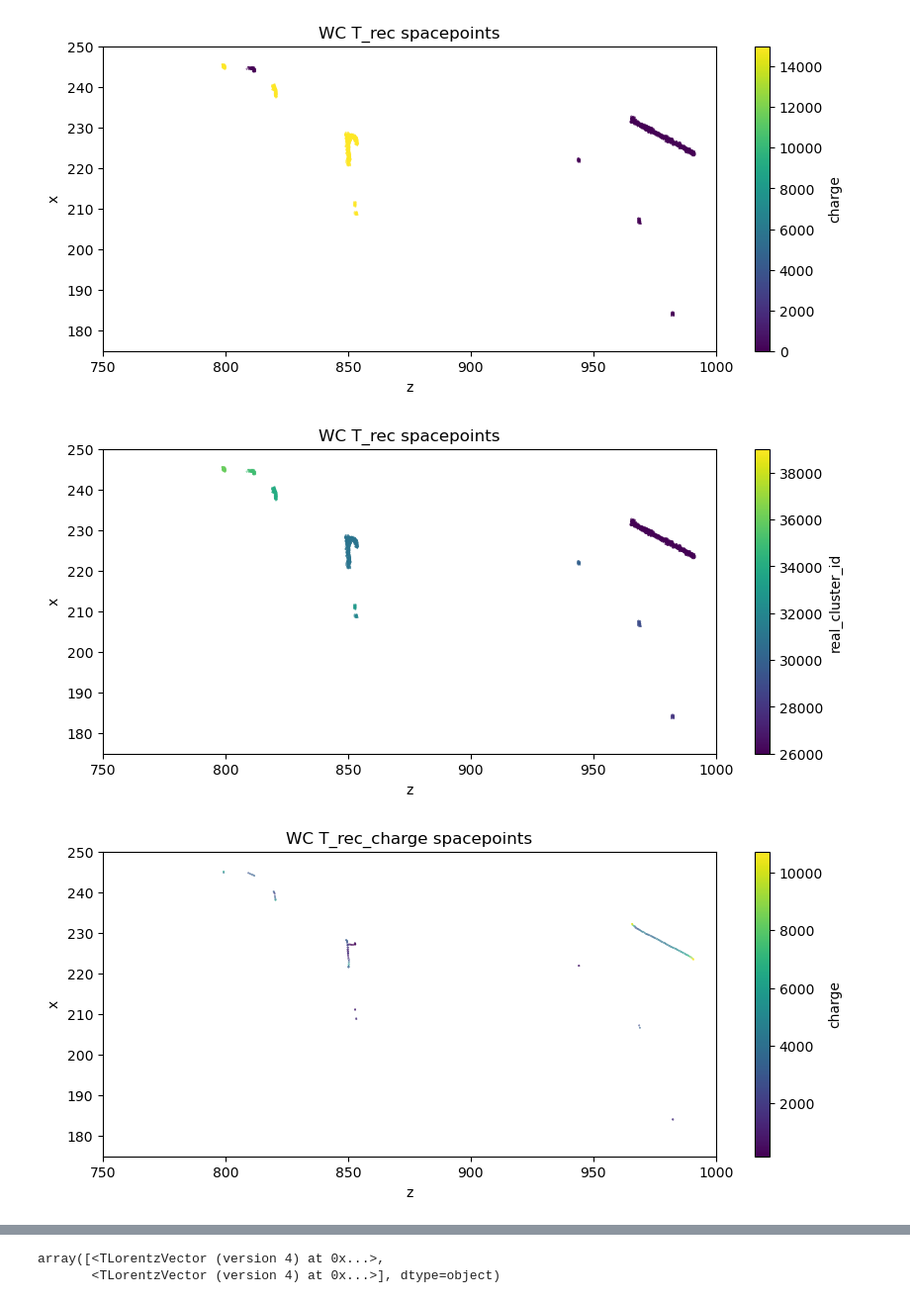
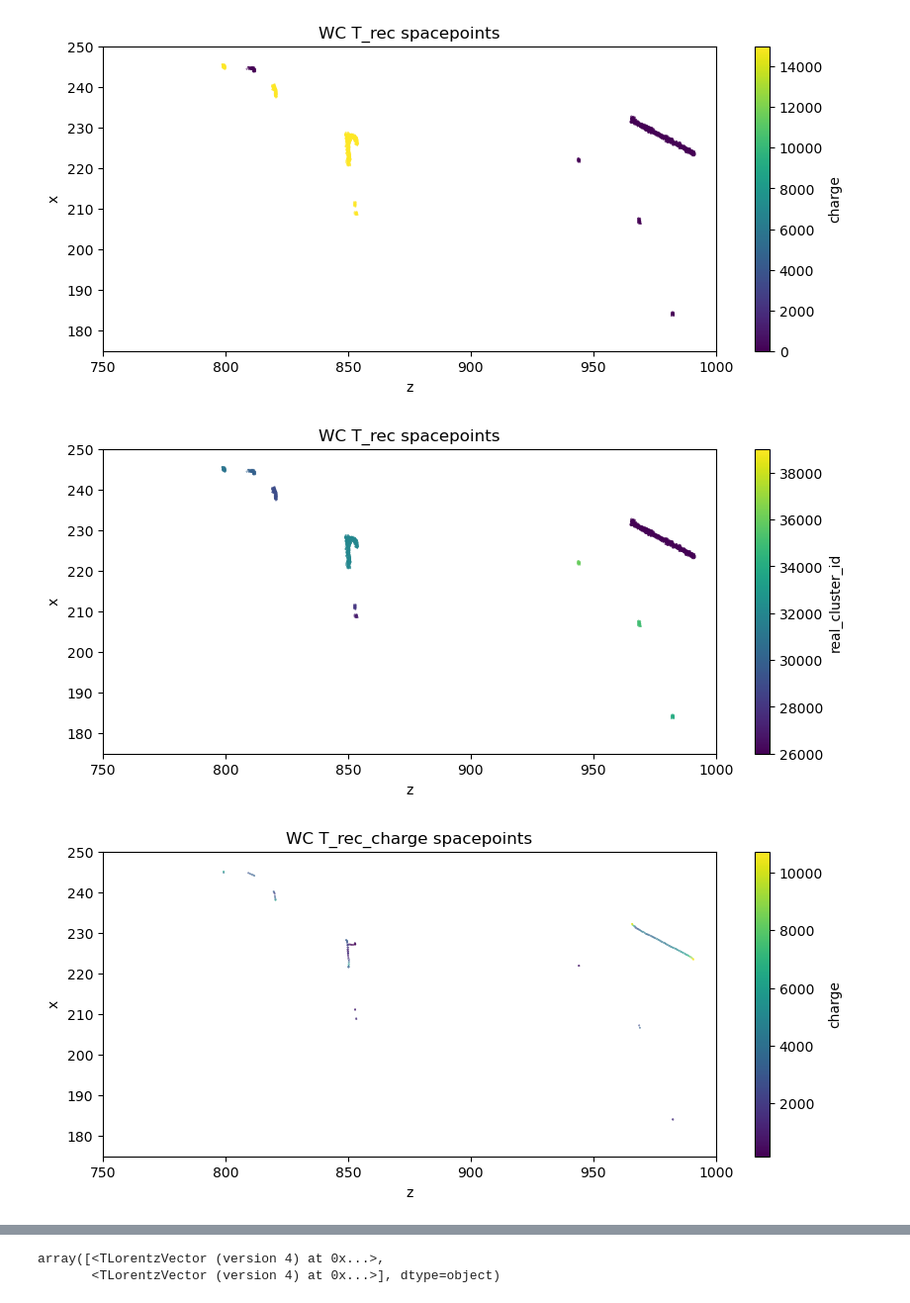
Before and after one commit to leehagaman/spacepoint_ssv, a Jupyter notebook: analyze_files_from_reco1_processing.ipynb, the cells around one changed output, grey strips where cells are left out. Shown at 99% size. Cells and saved outputs as stored; diff of their text form; code cells hidden in the pictures.

Commit message:
looked at files from test grid reco2 processing

```diff
--- a/analyze_files_from_reco1_processing.ipynb
+++ b/analyze_files_from_reco1_processing.ipynb
@@ -23,7 +23,24 @@ nominal_ntuple_file = "input_files/newly_processed_files/reco_stage_2_hist.root"
 #new_spacepoint_slimmed_port_file = "input_files/newly_processed_files/new_with_spacepoints/PhysicsRun-2017_11_5_4_50_23-0013779-00270_20190207T153317_ext_unbiased_2_20190610T213810_simmxd_20190610T233509_g4_detsim_mix_r1a_r1b_postdlmctruth_r1c_postwcct_postdlmc_detsim_mix_postwcct_20241204T163338_overlayWCP.root"
 new_spacepoint_slimmed_port_file = "input_files/newly_processed_files/new_with_spacepoints/PhysicsRun-2017_11_5_4_50_23-0013779-00270_20190207T153317_ext_unbiased_2_20190610T213810_simmxd_20190610T233509_g4_detsim_mix_r1a_r1b_postdlmctruth_r1c_postwcct_postdlmc_detsim_mix_postwcct_20241204T171026_overlayWCP.root"
 
-new_spacepoint_reco2_file = "input_files/newly_processed_files/new_with_spacepoints/RootOutput-3dec-3284-ddf5-26e0.root"
+# only minimal spacepoints, processed interactively
+#new_spacepoint_reco2_file = "input_files/newly_processed_files/new_with_spacepoints/RootOutput-3dec-3284-ddf5-26e0.root"
+
+# from Ben 1
+#new_spacepoint_reco2_file = "input_files/newly_processed_files/new_with_spacepoints/PhysicsRun-2017_11_5_4_50_23-0013779-00270_20190207T153317_ext_unbiased_2_20190610T213810_simmxd_20190610T233509_g4_detsim_mix_r1a_r1b_postdlmctruth_r_71acce78-53ca-4b32-b67f-e89461f06b19.root"
+
+# from Ben 2
+#new_spacepoint_reco2_file = "input_files/newly_processed_files/new_with_spacepoints/PhysicsRun-2017_11_5_4_50_23-0013779-00270_20190207T153317_ext_unbiased_2_20190610T213810_simmxd_20190610T233509_g4_detsim_mix_r1a_r1b_postdlmctruth_r_5da0431b-c753-468b-b57d-d793d418276d.root"
+
+# from Ben 3, fixed, one event
+#new_spacepoint_reco2_file = "input_files/newly_processed_files/new_with_spacepoints/PhysicsRun-2017_11_5_4_50_23-0013779-00270_20190207T153317_ext_unbiased_2_20190610T213810_simmxd_20190610T233509_g4_detsim_mix_r1a_r1b_postdlmctruth_r1c_postwcct_postdlmc_detsim_mix_postwcct.root"
+
+# ncpi0 file from job
+#new_spacepoint_reco2_file = "input_files/newly_processed_files/new_with_spacepoints/PhysicsRun-2017_11_5_4_50_23-0013779-00270_20190207T153317_ext_unbiased_2_20190610T213810_simmxd_20190610T233509_g4_detsim_mix_r1a_r1b_postdlmctruth_r_1ae2cef0-1c72-46bc-abc0-dcdb9a606cbc.root"
+
+# update after re-adding default fhicls
+new_spacepoint_reco2_file = "input_files/newly_processed_files/new_with_spacepoints/PhysicsRun-2017_11_5_4_50_23-0013779-00270_20190207T153317_ext_unbiased_2_20190610T213810_simmxd_20190610T233509_g4_detsim_mix_r1a_r1b_postdlmctruth_r_98443e56-8fe1-4382-b7aa-70b4c719805d.root"
+
 
 # these were when the PF step was failing due to a too long file name
 #nominal_pf_port_file = "input_files/newly_processed_files/RootOutput-601c-1a89-abac-83f4.root"
@@ -32,12 +75,4 @@ new_spacepoint_reco2_file = "input_files/newly_processed_files/new_with_spacepoi
 # %%
-f = uproot.open(new_spacepoint_reco2_file)
-
-for item in f["Events"].items():
-    s = str(item)
-    if "spacepoint" in s.lower():
-        #print(s)
-        pass
-
 xyz = f["Events"]["recob::SpacePoints_portedSpacePointsThreshold__PortRedux.obj.fXYZ[3]"].array(library="np")[1]
 x = xyz[:, 0]
 y = xyz[:, 1]
@@ -52,10 +87,10 @@ plt.xlim(750, 1000)
 plt.ylim(175, 250)
 plt.show()
 
-x = f["Events"]["SimpleSpacePoints_portedWCSpacePointsTcluster__PortRedux.obj.x"].array(library="np")[1]
-y = f["Events"]["SimpleSpacePoints_portedWCSpacePointsTcluster__PortRedux.obj.y"].array(library="np")[1]
-z = f["Events"]["SimpleSpacePoints_portedWCSpacePointsTcluster__PortRedux.obj.z"].array(library="np")[1]
-q = f["Events"]["SimpleSpacePoints_portedWCSpacePointsTcluster__PortRedux.obj.q"].array(library="np")[1]
+x = f["Events"]["TclusterSpacePoints_portedWCSpacePointsTcluster__PortRedux.obj.x"].array(library="np")[1]
+y = f["Events"]["TclusterSpacePoints_portedWCSpacePointsTcluster__PortRedux.obj.y"].array(library="np")[1]
+z = f["Events"]["TclusterSpacePoints_portedWCSpacePointsTcluster__PortRedux.obj.z"].array(library="np")[1]
+q = f["Events"]["TclusterSpacePoints_portedWCSpacePointsTcluster__PortRedux.obj.q"].array(library="np")[1]
 
 plt.figure(figsize=(10, 4))
 plt.scatter(z, x, c=q, s=0.1)
@@ -66,11 +101,11 @@ plt.title("WC T_cluster spacepoints")
 plt.show()
 
 
-x = f["Events"]["SimpleSpacePointIDs_portedWCSpacePointsTrec__PortRedux.obj.x"].array(library="np")[1]
-y = f["Events"]["SimpleSpacePointIDs_portedWCSpacePointsTrec__PortRedux.obj.y"].array(library="np")[1]
-z = f["Events"]["SimpleSpacePointIDs_portedWCSpacePointsTrec__PortRedux.obj.z"].array(library="np")[1]
-q = f["Events"]["SimpleSpacePointIDs_portedWCSpacePointsTrec__PortRedux.obj.q"].array(library="np")[1]
-id = f["Events"]["SimpleSpacePointIDs_portedWCSpacePointsTrec__PortRedux.obj.real_cluster_id"].array(library="np")[1]
+x = f["Events"]["TrecSpacePoints_portedWCSpacePointsTrec__PortRedux.obj.x"].array(library="np")[1]
+y = f["Events"]["TrecSpacePoints_portedWCSpacePointsTrec__PortRedux.obj.y"].array(library="np")[1]
+z = f["Events"]["TrecSpacePoints_portedWCSpacePointsTrec__PortRedux.obj.z"].array(library="np")[1]
+q = f["Events"]["TrecSpacePoints_portedWCSpacePointsTrec__PortRedux.obj.q"].array(library="np")[1]
+id = f["Events"]["TrecSpacePoints_portedWCSpacePointsTrec__PortRedux.obj.real_cluster_id"].array(library="np")[1]
 
 plt.figure(figsize=(10, 4))
 plt.scatter(z, x, c=q, s=0.1)
@@ -92,11 +127,11 @@ plt.xlim(750, 1000)
 plt.ylim(175, 250)
 plt.show()
 
-x = f["Events"]["SimpleSpacePointIDs_portedWCSpacePointsTreccharge__PortRedux.obj.x"].array(library="np")[1]
-y = f["Events"]["SimpleSpacePointIDs_portedWCSpacePointsTreccharge__PortRedux.obj.y"].array(library="np")[1]
-z = f["Events"]["SimpleSpacePointIDs_portedWCSpacePointsTreccharge__PortRedux.obj.z"].array(library="np")[1]
-q = f["Events"]["SimpleSpacePointIDs_portedWCSpacePointsTreccharge__PortRedux.obj.q"].array(library="np")[1]
-id = f["Events"]["SimpleSpacePointIDs_portedWCSpacePointsTreccharge__PortRedux.obj.real_cluster_id"].array(library="np")[1]
+x = f["Events"]["TrecchargeSpacePoints_portedWCSpacePointsTreccharge__PortRedux.obj.x"].array(library="np")[1]
+y = f["Events"]["TrecchargeSpacePoints_portedWCSpacePointsTreccharge__PortRedux.obj.y"].array(library="np")[1]
+z = f["Events"]["TrecchargeSpacePoints_portedWCSpacePointsTreccharge__PortRedux.obj.z"].array(library="np")[1]
+q = f["Events"]["TrecchargeSpacePoints_portedWCSpacePointsTreccharge__PortRedux.obj.q"].array(library="np")[1]
+id = f["Events"]["TrecchargeSpacePoints_portedWCSpacePointsTreccharge__PortRedux.obj.real_cluster_id"].array(library="np")[1]
 
 plt.figure(figsize=(10, 4))
 plt.scatter(z, x, c=q, s=0.1)
@@ -115,39 +150,39 @@ plt.xlabel("z")
 plt.ylabel("x")
 plt.title("WC T_rec_charge spacepoints")
 plt.xlim(750, 1000)
 plt.ylim(175, 250)
 plt.show()
 
-x = f["Events"]["SimpleSpacePointIDs_portedWCSpacePointsTrecchargeblob__PortRedux.obj.x"].array(library="np")[1]
-y = f["Events"]["SimpleSpacePointIDs_portedWCSpacePointsTrecchargeblob__PortRedux.obj.y"].array(library="np")[1]
-z = f["Events"]["SimpleSpacePointIDs_portedWCSpacePointsTrecchargeblob__PortRedux.obj.z"].array(library="np")[1]
-q = f["Events"]["SimpleSpacePointIDs_portedWCSpacePointsTrecchargeblob__PortRedux.obj.q"].array(library="np")[1]
-id = f["Events"]["SimpleSpacePointIDs_portedWCSpacePointsTrecchargeblob__PortRedux.obj.real_cluster_id"].array(library="np")[1]
+x = f["Events"]["TrecchargeblobSpacePoints_portedWCSpacePointsTrecchargeblob__PortRedux.obj.x"].array(library="np")[1]
+y = f["Events"]["TrecchargeblobSpacePoints_portedWCSpacePointsTrecchargeblob__PortRedux.obj.y"].array(library="np")[1]
+z = f["Events"]["TrecchargeblobSpacePoints_portedWCSpacePointsTrecchargeblob__PortRedux.obj.z"].array(library="np")[1]
+q = f["Events"]["TrecchargeblobSpacePoints_portedWCSpacePointsTrecchargeblob__PortRedux.obj.q"].array(library="np")[1]
+id = f["Events"]["TrecchargeblobSpacePoints_portedWCSpacePointsTrecchargeblob__PortRedux.obj.real_cluster_id"].array(library="np")[1]
 
 plt.figure(figsize=(10, 4))
 plt.scatter(z, x, c=q, s=0.1)
 plt.colorbar(label="charge")
 plt.xlabel("z")
 plt.ylabel("x")
 plt.title("WC T_rec_charge_blob spacepoints")
 plt.xlim(750, 1000)
 plt.ylim(175, 250)
 plt.show()
 
 plt.figure(figsize=(10, 4))
 plt.scatter(z, x, c=id, s=0.1)
 plt.colorbar(label="real_cluster_id")
 plt.xlim(750, 1000)
 plt.ylim(175, 250)
 plt.xlabel("z")
 plt.ylabel("x")
 plt.title("WC T_rec_charge_blob spacepoints")
 plt.show()
 # %% [output]
 [figure]
 [figure]
 [figure]
-[figure, old version]
+[figure, new version]
 [figure]
 [figure]
 [figure]
```
Also changed, not shown: parts of 1 cell of this notebook.
